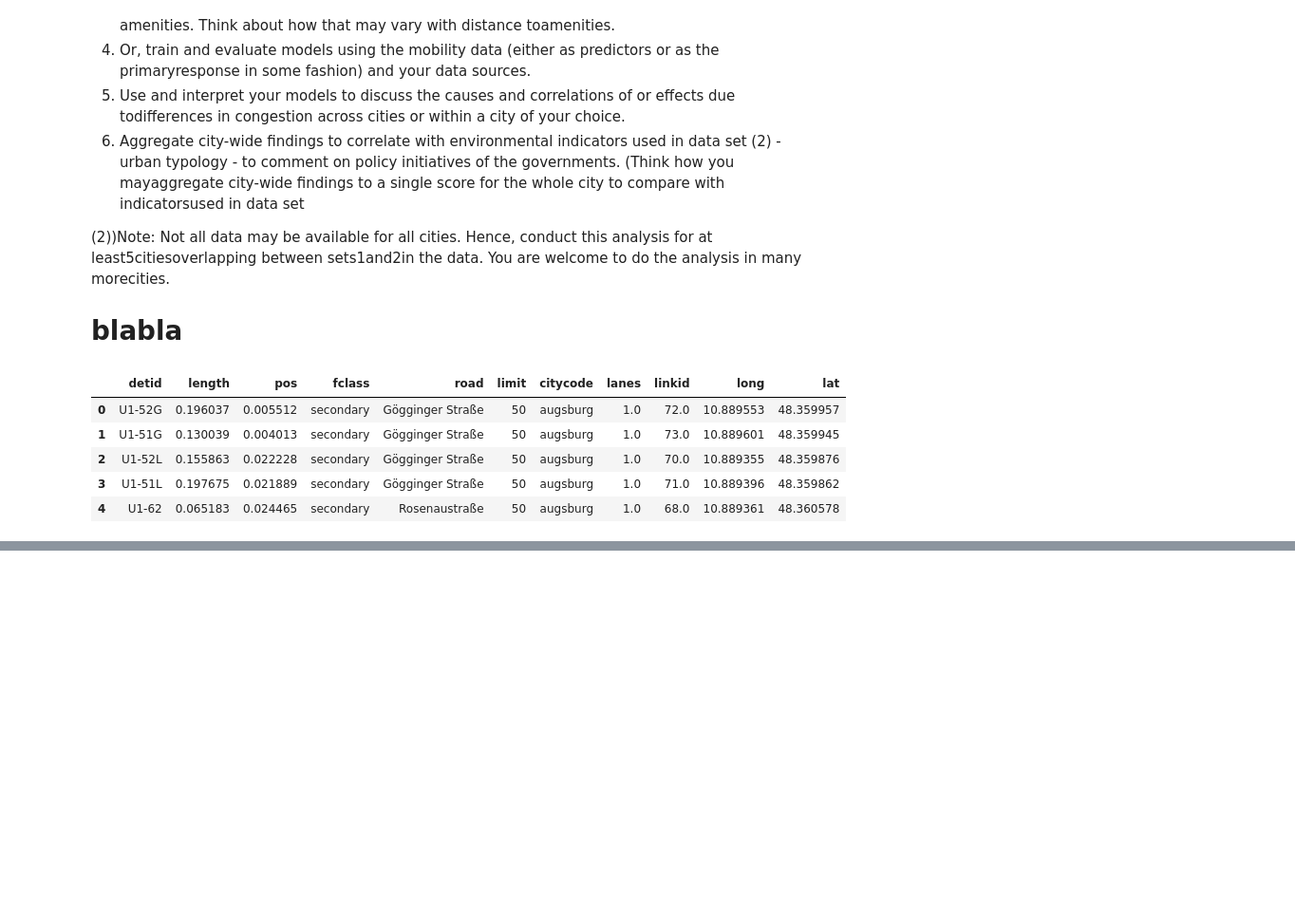
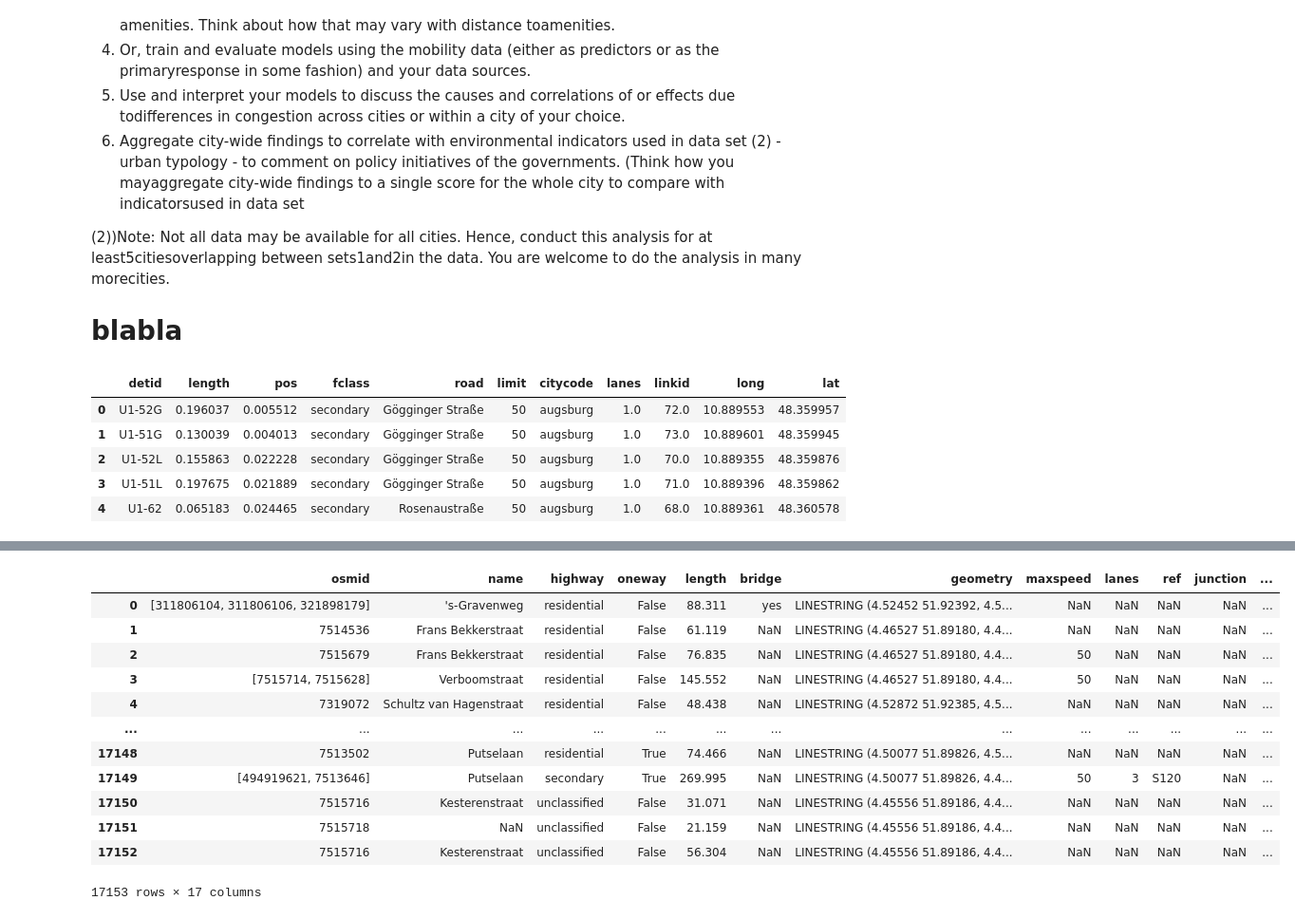
Before and after one commit to K4Ling/UrbanDataSc, a Jupyter notebook: Assignment.ipynb, the cells around one changed output, grey strips where cells are left out. Shown at 95% size. Cells and saved outputs as stored; diff of their text form; code cells hidden in the pictures; blank space fills up the shorter version.

```diff
--- a/Assignment.ipynb
+++ b/Assignment.ipynb
@@ -57,0 +100,8 @@ Cities
+# %%
+Rotterdam = Graphs[1]
+node_data, edge_attributes = ox.graph_to_gdfs(Rotterdam) # Get node info and edge info
+
+NameLink = pd.DataFrame(edge_attributes[['osmid','name']]) # only extract the osmid and road name
+NameLink.rename({'name': 'road'}, inplace = True, axis = 1) # The Graph network has more raods in it than UTD
+
+URotterdam = UTD19Cities.loc[UTD19Cities.citycode == 'rotterdam', ['detid', 'road']] #only get detid and road name
@@ -57,0 +175,20 @@ Cities
+# %%
+ # df[~df.country.isin(countries_to_keep)]
+
+#edge_attributes = edge_attributes[~edge_attributes.osmid.isin(TranslateTable.osmid)]
+#df = df[~df.osmid.isin(TranslateTable.osmid)] # idea only take the osmids that appear in translate table
+edge_attributes
+# %% [output]
+|  | osmid | name | highway | oneway | length | bridge | geometry | maxspeed | lanes | ref | junction | ... |
+| 0 | [311806104, 311806106, 321898179] | 's-Gravenweg | residential | False | 88.311 | yes | LINESTRING (4.52452 51.92392, 4.5... | NaN | NaN | NaN | NaN | ... |
+| 1 | 7514536 | Frans Bekkerstraat | residential | False | 61.119 | NaN | LINESTRING (4.46527 51.89180, 4.4... | NaN | NaN | NaN | NaN | ... |
+| 2 | 7515679 | Frans Bekkerstraat | residential | False | 76.835 | NaN | LINESTRING (4.46527 51.89180, 4.4... | 50 | NaN | NaN | NaN | ... |
+| 3 | [7515714, 7515628] | Verboomstraat | residential | False | 145.552 | NaN | LINESTRING (4.46527 51.89180, 4.4... | 50 | NaN | NaN | NaN | ... |
+| 4 | 7319072 | Schultz van Hagenstraat | residential | False | 48.438 | NaN | LINESTRING (4.52872 51.92385, 4.5... | NaN | NaN | NaN | NaN | ... |
+| ... | ... | ... | ... | ... | ... | ... | ... | ... | ... | ... | ... | ... |
+| 17148 | 7513502 | Putselaan | residential | True | 74.466 | NaN | LINESTRING (4.50077 51.89826, 4.5... | NaN | NaN | NaN | NaN | ... |
+| 17149 | [494919621, 7513646] | Putselaan | secondary | True | 269.995 | NaN | LINESTRING (4.50077 51.89826, 4.4... | 50 | 3 | S120 | NaN | ... |
+| 17150 | 7515716 | Kesterenstraat | unclassified | False | 31.071 | NaN | LINESTRING (4.45556 51.89186, 4.4... | NaN | NaN | NaN | NaN | ... |
+| 17151 | 7515718 | NaN | unclassified | False | 21.159 | NaN | LINESTRING (4.45556 51.89186, 4.4... | NaN | NaN | NaN | NaN | ... |
+| 17152 | 7515716 | Kesterenstraat | unclassified | False | 56.304 | NaN | LINESTRING (4.45556 51.89186, 4.4... | NaN | NaN | NaN | NaN | ... |
+17153 rows × 17 columns
```
Also changed, not shown: parts of 20 cells of this notebook, 1 other file.
